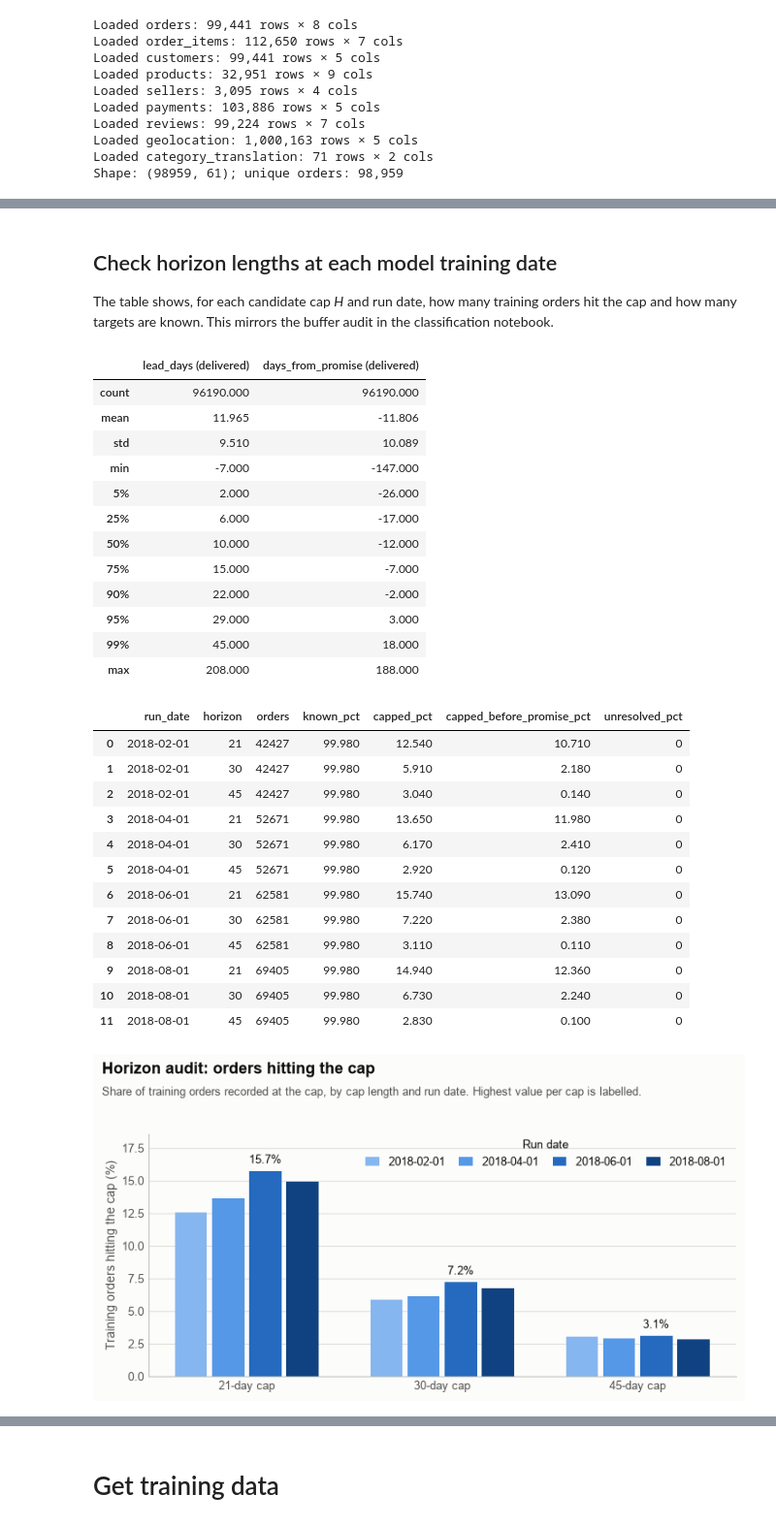
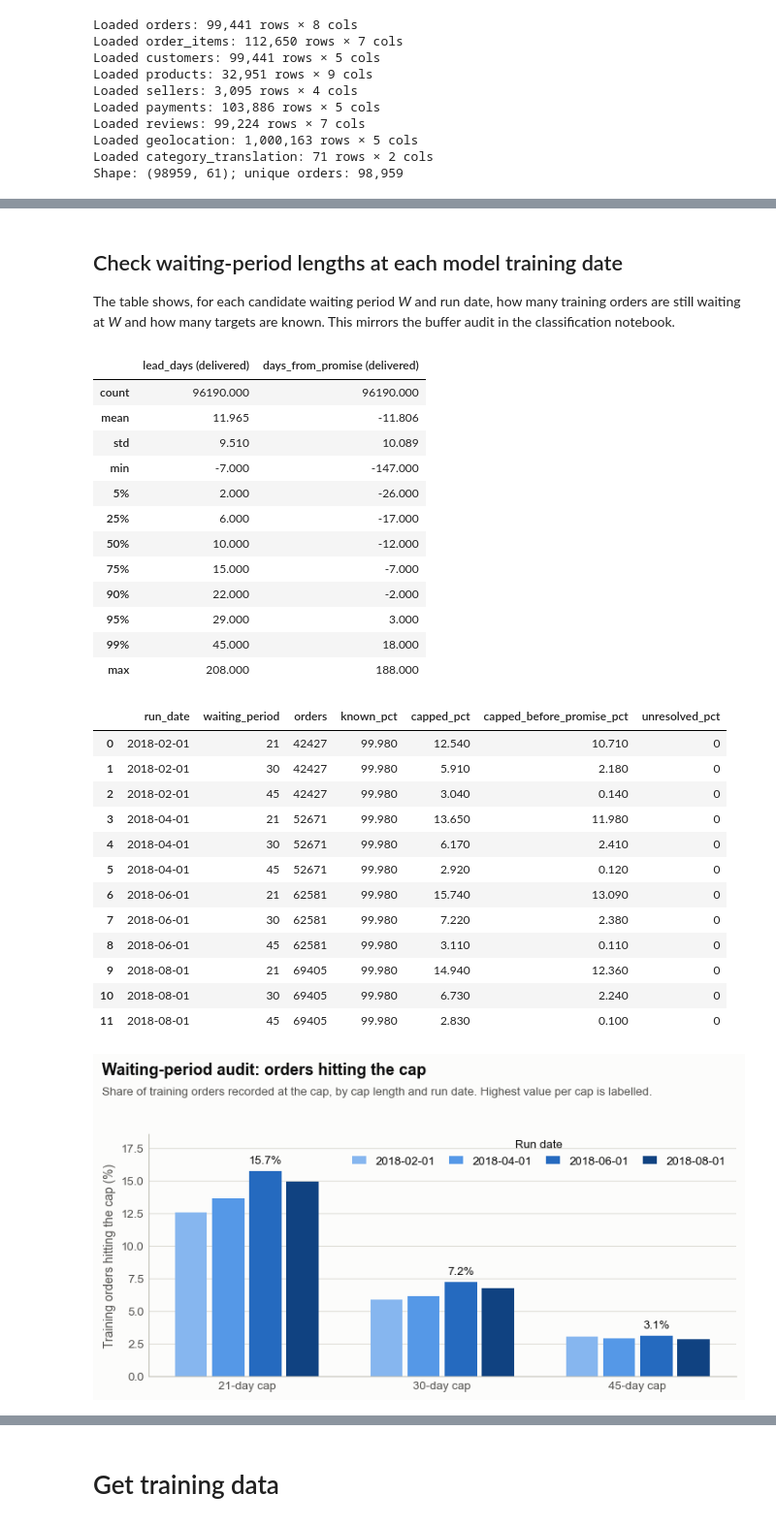
Before and after one commit to mushroomyyy/Team8_IT5006_Ecommerce_Analytics_AY2627Sem1, a Jupyter notebook: phase2/model_regression_dev.ipynb, the cells around one changed output, grey strips where cells are left out. Shown at 97% size. Drawn from its saved outputs; the diff is of its cells as text; code cells hidden in the pictures.

```diff
--- a/phase2/model_regression_dev.ipynb
+++ b/phase2/model_regression_dev.ipynb
@@ -132,8 +135,8 @@ With the cap, a still-undelivered order that is already *H* days old is known to
 - Limitation: the dataset only stores each order's final status, so the exclusion uses that snapshot. In training windows (≥ 46 days old) the cancellation would normally already be known.
 - At inference time these orders are scored like any other.
 # %% [markdown]
-## Check horizon lengths at each model training date
-The table shows, for each candidate cap *H* and run date, how many training orders hit the cap and how many targets are known. This mirrors the buffer audit in the classification notebook.
+## Check waiting-period lengths at each model training date
+The table shows, for each candidate waiting period *W* and run date, how many training orders are still waiting at *W* and how many targets are known. This mirrors the buffer audit in the classification notebook.
 # %%
 delivered = final_df['order_delivered_customer_date'].notna()
 lead_days = (final_df['order_delivered_customer_date'].dt.normalize() - final_df['order_approved_dt']).dt.days
@@ -147,17 +150,17 @@ for run_date in ['2018-02-01', '2018-04-01', '2018-06-01', '2018-08-01']:
     start, end, _ = get_required_dates(run_date, lookback=LOOKBACK, pXd=PXD, verbose=False)
     window = final_df[final_df['order_approved_dt'].between(start, end)
                       & ~final_df['order_status'].isin(EXCLUDED_STATUSES)]
-    for horizon in [21, 30, 45]:
-        targets = regression_targets_as_of(window, run_date=run_date, horizon=horizon)
+    for waiting_period in [21, 30, 45]:
+        targets = regression_targets_as_of(window, run_date=run_date, waiting_period=waiting_period)
         status = targets['target_status'].value_counts(normalize=True) * 100
         capped = targets['target_status'].isin(['capped_delivered', 'capped_undelivered'])
-        audit_rows.append({'run_date': run_date, 'horizon': horizon, 'orders': len(targets),
+        audit_rows.append({'run_date': run_date, 'waiting_period': waiting_period, 'orders': len(targets),
                            'known_pct': 100 * targets['target_as_of_run'].notna().mean(),
                            'capped_pct': 100 * capped.mean(),
-                           'capped_before_promise_pct': 100 * (capped & targets['promised_lead_days'].gt(horizon)).mean(),
+                           'capped_before_promise_pct': 100 * (capped & targets['promised_lead_days'].gt(waiting_period)).mean(),
                            'unresolved_pct': status.get('unresolved', 0)})
-horizon_audit = pd.DataFrame(audit_rows)
-display(horizon_audit.round(2))
+waiting_period_audit = pd.DataFrame(audit_rows)
+display(waiting_period_audit.round(2))
 # %% [output]
 |  | lead_days (delivered) | days_from_promise (delivered) |
 | count | 96190.000 | 96190.000 |
@@ -172,7 +175,7 @@ display(horizon_audit.round(2))
 | 95% | 29.000 | 3.000 |
 | 99% | 45.000 | 18.000 |
 | max | 208.000 | 188.000 |
-|  | run_date | horizon | orders | known_pct | capped_pct | capped_before_promise_pct | unresolved_pct |
+|  | run_date | waiting_period | orders | known_pct | capped_pct | capped_before_promise_pct | unresolved_pct |
 | 0 | 2018-02-01 | 21 | 42427 | 99.980 | 12.540 | 10.710 | 0 |
 | 1 | 2018-02-01 | 30 | 42427 | 99.980 | 5.910 | 2.180 | 0 |
 | 2 | 2018-02-01 | 45 | 42427 | 99.980 | 3.040 | 0.140 | 0 |
@@ -186,8 +189,8 @@ display(horizon_audit.round(2))
 | 10 | 2018-08-01 | 30 | 69405 | 99.980 | 6.730 | 2.240 | 0 |
 | 11 | 2018-08-01 | 45 | 69405 | 99.980 | 2.830 | 0.100 | 0 |
 # %%
-figs.plot_horizon_audit(horizon_audit, save_path=f'{FIGURE_DIR}/01_horizon_audit.png')
+figs.plot_waiting_period_audit(waiting_period_audit, save_path=f'{FIGURE_DIR}/01_waiting_period_audit.png')
 # %% [output]
-[figure, old version]
+[figure, new version]
 # %% [markdown]
 **Reading the audit.**
```
Also changed, not shown: parts of 21 cells of this notebook, 24 other files.
